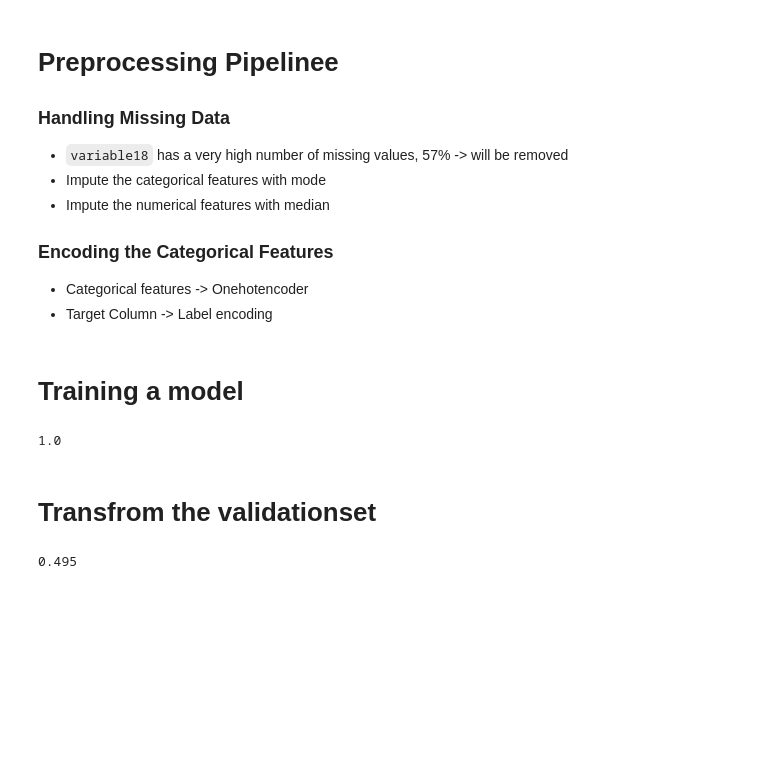
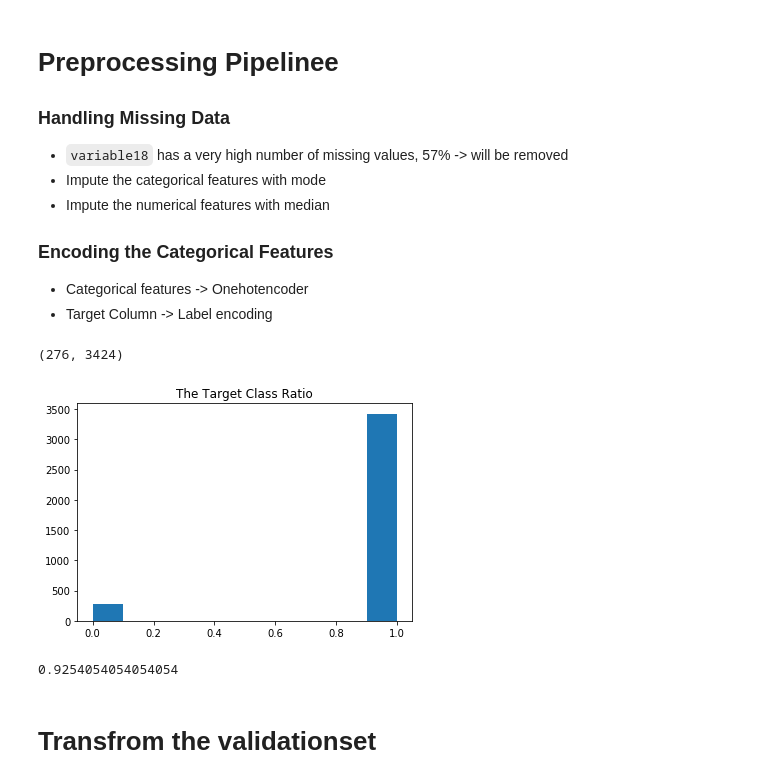
Before and after one commit to moaaztaha/widebot-task2, a Jupyter notebook: Untitled.ipynb, the cells around one changed output. Saved outputs shown, nothing was run; the diff lists cells and outputs as text; code cells hidden in the pictures; blank space fills up the shorter version.

```diff
--- a/Untitled.ipynb
+++ b/Untitled.ipynb
@@ -164,20 +176,19 @@ labelencoder = LabelEncoder()
 train_y = train_ds.classLabel
 X_train = preprocess_pipeline.fit_transform(train_ds.drop('classLabel', axis=1))
 y_train = labelencoder.fit_transform(train_y)
-# %% [markdown]
-# Training a model
-# %%
-# support vector machines
-from sklearn.svm import SVC
-
-# Instantiate
-svm_model = SVC(probability=True)
-# Fit
-svm_model = svm_model.fit(X_train, y_train)
-# Accuracy
-svm_model.score(X_train, y_train)
-# %% [output]
-1.0
+# %%
+# the ratio of the target class
+plt.hist(y_train)
+plt.title("The Target Class Ratio")
+plt.plot()
+(y_train==0).sum(), (y_train==1).sum()
+# %% [output]
+(276, 3424)
+[figure, added]
+# %%
+3424/train_ds.shape[0]
+# %% [output]
+0.9254054054054054
 # %% [markdown]
 # Transfrom the validationset
 # %%
@@ -203,4 +200,0 @@ svm_f1 = metrics.f1_score(y_valid, predicted, pos_label=1)
-# %%
-svm_accuracy
-# %% [output]
-0.495
```
Also changed, not shown: parts of 17 cells of this notebook.
